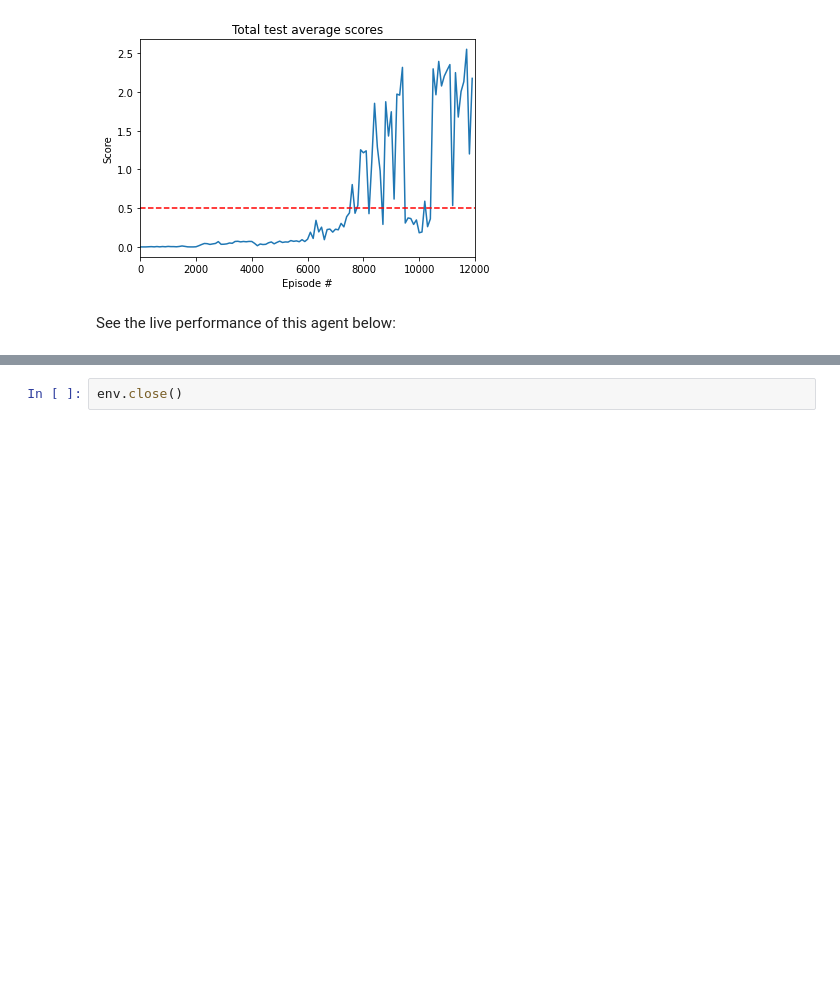
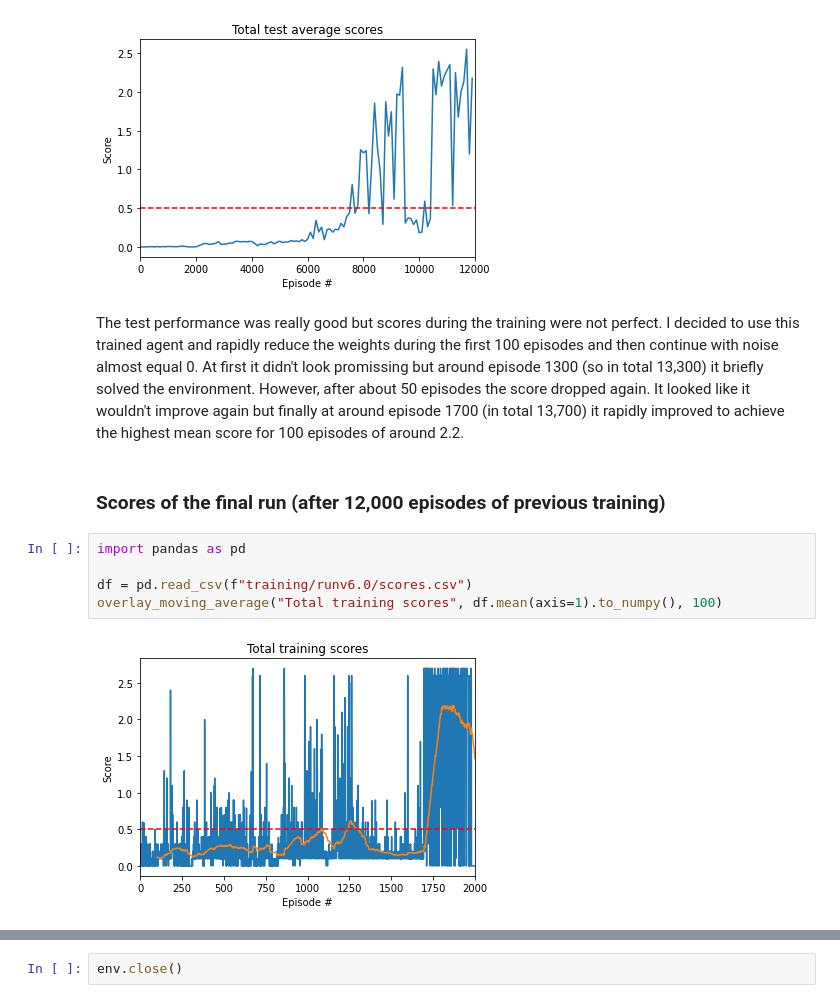
Before and after one commit to Simonexc/CollaborationAndCompetition, a Jupyter notebook: Report.ipynb, the cells around one changed output, grey strips where cells are left out. Saved outputs shown, nothing was run; the diff lists cells and outputs as text; blank space fills up the shorter version.

```diff
--- a/Report.ipynb
+++ b/Report.ipynb
@@ -341,4 +341,13 @@ plt.show()
 # %% [output]
 [figure]
 # %% [markdown]
-See the live performance of this agent below:
+The test performance was really good but scores during the training were not perfect. I decided to use this trained agent and rapidly reduce the weights during the first 100 episodes and then continue with noise almost equal 0. At first it didn't look promissing but around episode 1300 (so in total 13,300) it briefly solved the environment. However, after about 50 episodes the score dropped again. It looked like it wouldn't improve again but finally at around episode 1700 (in total 13,700) it rapidly improved to achieve the highest mean score for 100 episodes of around 2.2.
+# %% [markdown]
+### Scores of the final run (after 12,000 episodes of previous training)
+# %%
+import pandas as pd
+
+df = pd.read_csv(f"training/runv6.0/scores.csv")
+overlay_moving_average("Total training scores", df.mean(axis=1).to_numpy(), 100)
+# %% [output]
+[figure, added]
```
Also changed, not shown: parts of 8 cells of this notebook, 15 other files.
